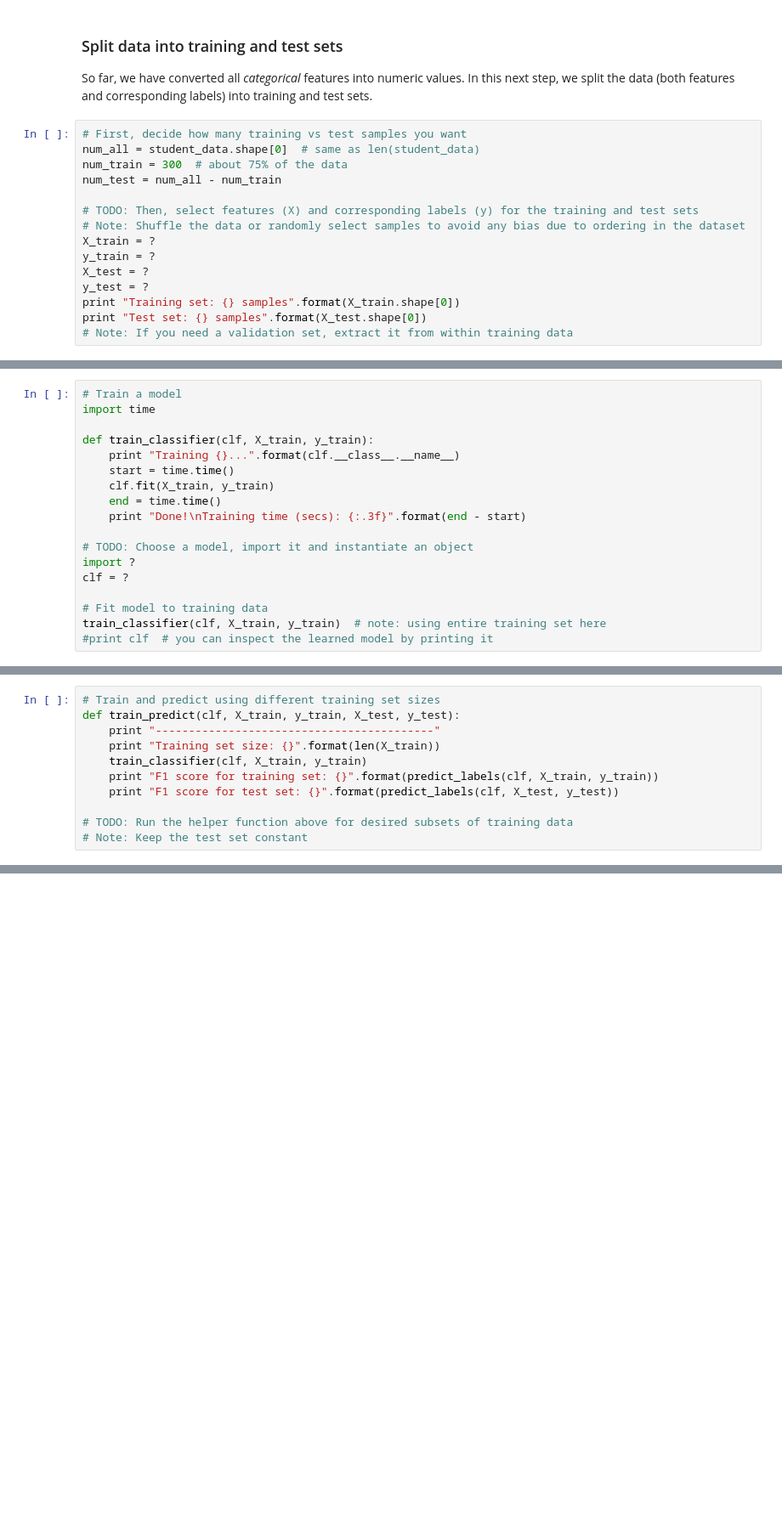
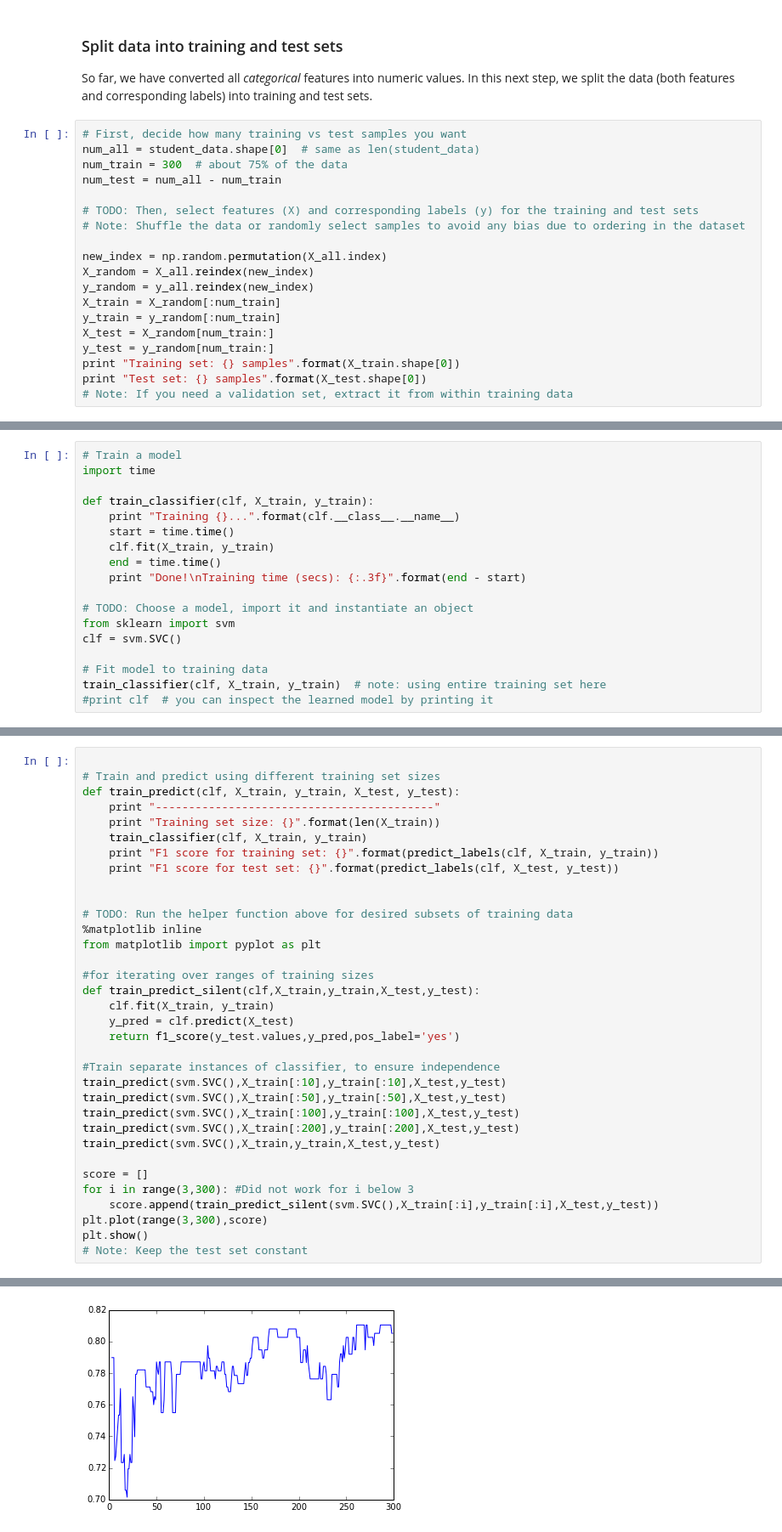
Before and after one commit to yycho0108/U_ML_P2, a Jupyter notebook: student_intervention/student_intervention.ipynb, the cells around one changed output, grey strips where cells are left out. Shown at 85% size. Cells and saved outputs as stored; diff of their text form; blank space fills up the shorter version.

```diff
--- a/student_intervention/student_intervention.ipynb
+++ b/student_intervention/student_intervention.ipynb
@@ -103,10 +135,14 @@ num_test = num_all - num_train
 
 # TODO: Then, select features (X) and corresponding labels (y) for the training and test sets
 # Note: Shuffle the data or randomly select samples to avoid any bias due to ordering in the dataset
-X_train = ?
-y_train = ?
-X_test = ?
-y_test = ?
+
+new_index = np.random.permutation(X_all.index)
+X_random = X_all.reindex(new_index)
+y_random = y_all.reindex(new_index)
+X_train = X_random[:num_train]
+y_train = y_random[:num_train]
+X_test = X_random[num_train:]
+y_test = y_random[num_train:]
 print "Training set: {} samples".format(X_train.shape[0])
 print "Test set: {} samples".format(X_test.shape[0])
 # Note: If you need a validation set, extract it from within training data
@@ -133,8 +172,8 @@ def train_classifier(clf, X_train, y_train):
     print "Done!\nTraining time (secs): {:.3f}".format(end - start)
 
 # TODO: Choose a model, import it and instantiate an object
-import ?
-clf = ?
+from sklearn import svm
+clf = svm.SVC()
 
 # Fit model to training data
 train_classifier(clf, X_train, y_train)  # note: using entire training set here
@@ -159,4 +212,5 @@ print "F1 score for test set: {}".format(predict_labels(clf, X_test, y_test))
 # %%
+
 # Train and predict using different training set sizes
 def train_predict(clf, X_train, y_train, X_test, y_test):
     print "------------------------------------------"
@@ -165,5 +219,28 @@ def train_predict(clf, X_train, y_train, X_test, y_test):
     print "F1 score for training set: {}".format(predict_labels(clf, X_train, y_train))
     print "F1 score for test set: {}".format(predict_labels(clf, X_test, y_test))
 
+
 # TODO: Run the helper function above for desired subsets of training data
+%matplotlib inline
+from matplotlib import pyplot as plt
+
+#for iterating over ranges of training sizes
+def train_predict_silent(clf,X_train,y_train,X_test,y_test):
+    clf.fit(X_train, y_train)
+    y_pred = clf.predict(X_test)
+    return f1_score(y_test.values,y_pred,pos_label='yes')
+
+#Train separate instances of classifier, to ensure independence
+train_predict(svm.SVC(),X_train[:10],y_train[:10],X_test,y_test)
+train_predict(svm.SVC(),X_train[:50],y_train[:50],X_test,y_test)
+train_predict(svm.SVC(),X_train[:100],y_train[:100],X_test,y_test)
+train_predict(svm.SVC(),X_train[:200],y_train[:200],X_test,y_test)
+train_predict(svm.SVC(),X_train,y_train,X_test,y_test)
+
+score = []
+for i in range(3,300): #Did not work for i below 3
+    score.append(train_predict_silent(svm.SVC(),X_train[:i],y_train[:i],X_test,y_test))
+plt.plot(range(3,300),score)
+plt.show()
 # Note: Keep the test set constant
+# %% [output]
@@ -169,0 +264 @@ def train_predict(clf, X_train, y_train, X_test, y_test):
+[figure, added]
```
Also changed, not shown: parts of 15 cells of this notebook, 1 other file.
